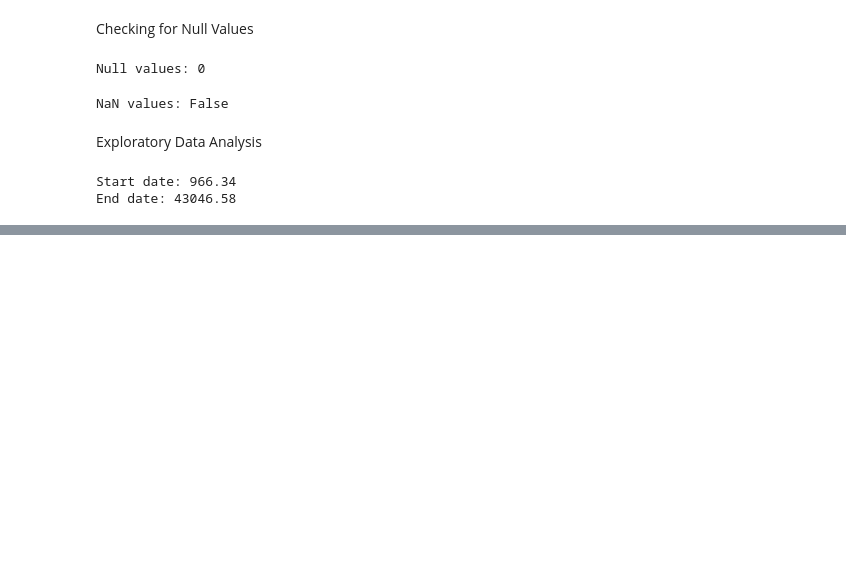
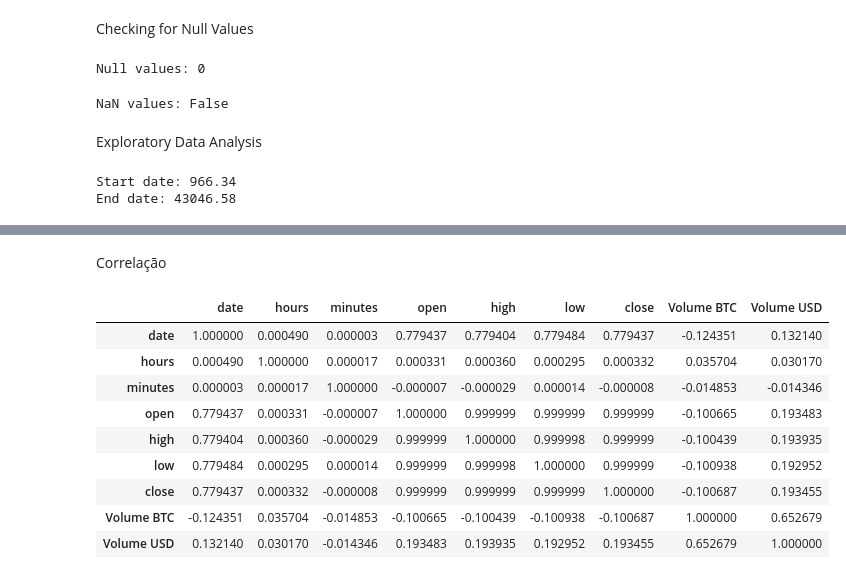
Before and after one commit to Lukas-Christopher13/Projeto-Topicos-em-BD, a Jupyter notebook: Bitcoin_historical_data.ipynb, the cells around one changed output, grey strips where cells are left out. Cells and saved outputs as stored; diff of their text form; code cells hidden in the pictures; blank space fills up the shorter version.

Commit message:
correlação entre data, hora e minutos

```diff
--- a/Bitcoin_historical_data.ipynb
+++ b/Bitcoin_historical_data.ipynb
@@ -137 +117,16 @@ BTC_agg.head()
+# %% [markdown]
+Correlação
+# %%
+BTC_df_date.corr()
+# %% [output]
+|  | date | hours | minutes | open | high | low | close | Volume BTC | Volume USD |
+| date | 1.000000 | 0.000490 | 0.000003 | 0.779437 | 0.779404 | 0.779484 | 0.779437 | -0.124351 | 0.132140 |
+| hours | 0.000490 | 1.000000 | 0.000017 | 0.000331 | 0.000360 | 0.000295 | 0.000332 | 0.035704 | 0.030170 |
+| minutes | 0.000003 | 0.000017 | 1.000000 | -0.000007 | -0.000029 | 0.000014 | -0.000008 | -0.014853 | -0.014346 |
+| open | 0.779437 | 0.000331 | -0.000007 | 1.000000 | 0.999999 | 0.999999 | 0.999999 | -0.100665 | 0.193483 |
+| high | 0.779404 | 0.000360 | -0.000029 | 0.999999 | 1.000000 | 0.999998 | 0.999999 | -0.100439 | 0.193935 |
+| low | 0.779484 | 0.000295 | 0.000014 | 0.999999 | 0.999998 | 1.000000 | 0.999999 | -0.100938 | 0.192952 |
+| close | 0.779437 | 0.000332 | -0.000008 | 0.999999 | 0.999999 | 0.999999 | 1.000000 | -0.100687 | 0.193455 |
+| Volume BTC | -0.124351 | 0.035704 | -0.014853 | -0.100665 | -0.100439 | -0.100938 | -0.100687 | 1.000000 | 0.652679 |
+| Volume USD | 0.132140 | 0.030170 | -0.014346 | 0.193483 | 0.193935 | 0.192952 | 0.193455 | 0.652679 | 1.000000 |
 # %%
```
Also changed, not shown: parts of 5 cells of this notebook.
